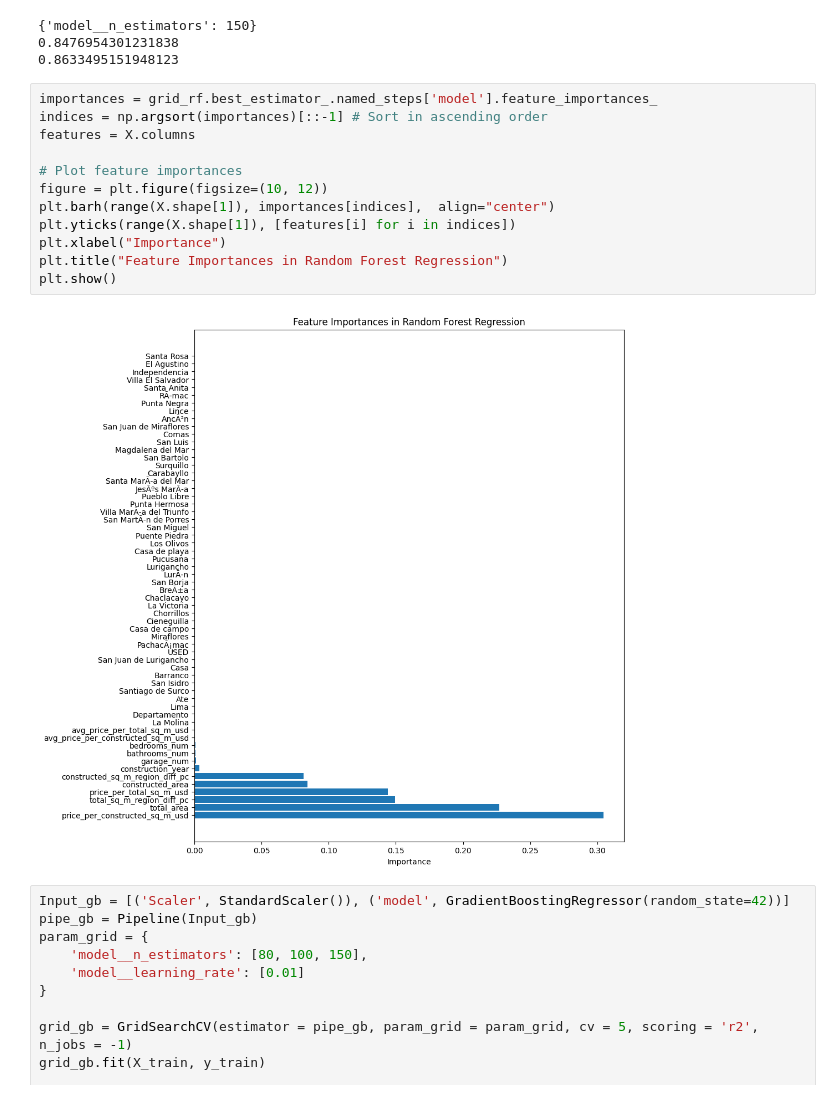
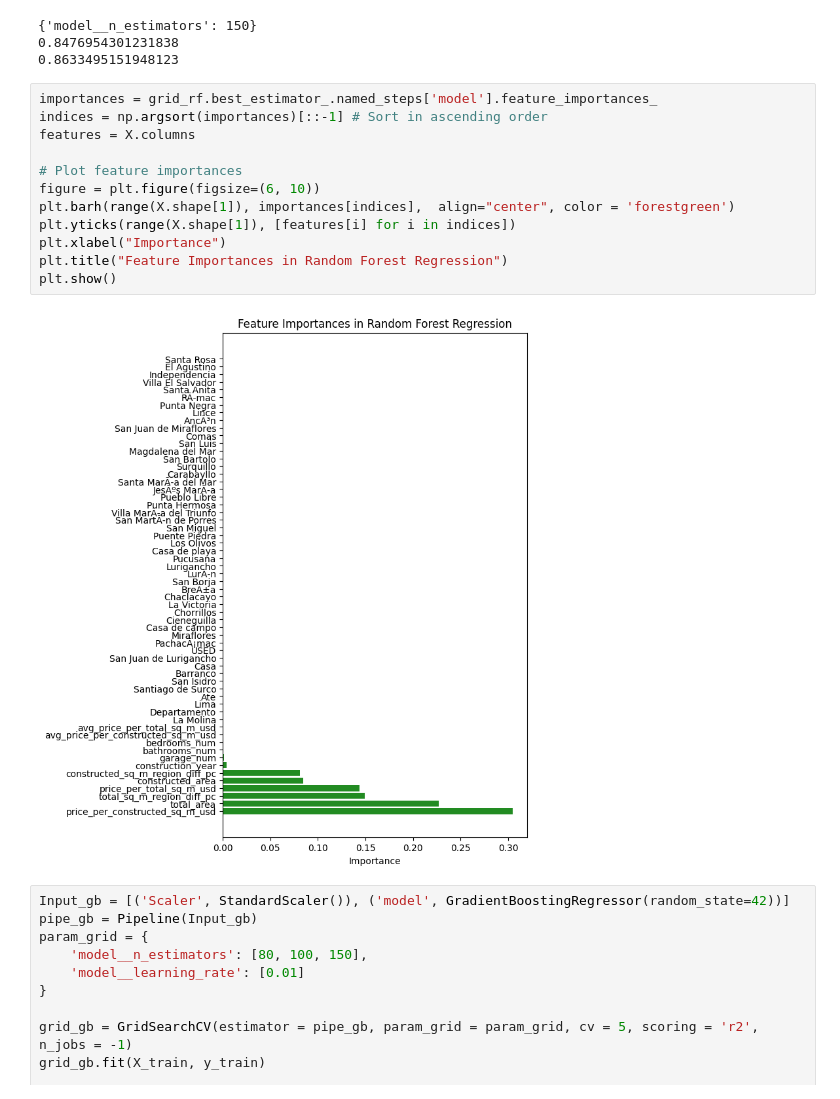
Before and after one commit to FernandoIGD12/UTEC_programming101, a Jupyter notebook: Intro_AI/proyecto_final_v2.0.ipynb, the cells around one changed output. Saved outputs shown, nothing was run; the diff lists cells and outputs as text.

```diff
--- a/Intro_AI/proyecto_final_v2.0.ipynb
+++ b/Intro_AI/proyecto_final_v2.0.ipynb
@@ -200,17 +199,17 @@ print(grid_rf.score(X_test, y_test))
 # %%
 importances = grid_rf.best_estimator_.named_steps['model'].feature_importances_
 indices = np.argsort(importances)[::-1] # Sort in ascending order
 features = X.columns
 
 # Plot feature importances
-figure = plt.figure(figsize=(10, 12))
-plt.barh(range(X.shape[1]), importances[indices],  align="center")
+figure = plt.figure(figsize=(6, 10))
+plt.barh(range(X.shape[1]), importances[indices],  align="center", color = 'forestgreen')
 plt.yticks(range(X.shape[1]), [features[i] for i in indices])
 plt.xlabel("Importance")
 plt.title("Feature Importances in Random Forest Regression")
 plt.show()
 # %% [output]
-[figure, old version]
+[figure, new version]
 # %%
 Input_gb = [('Scaler', StandardScaler()), ('model', GradientBoostingRegressor(random_state=42))]
 pipe_gb = Pipeline(Input_gb)
```
Also changed, not shown: parts of 1 cell of this notebook.
